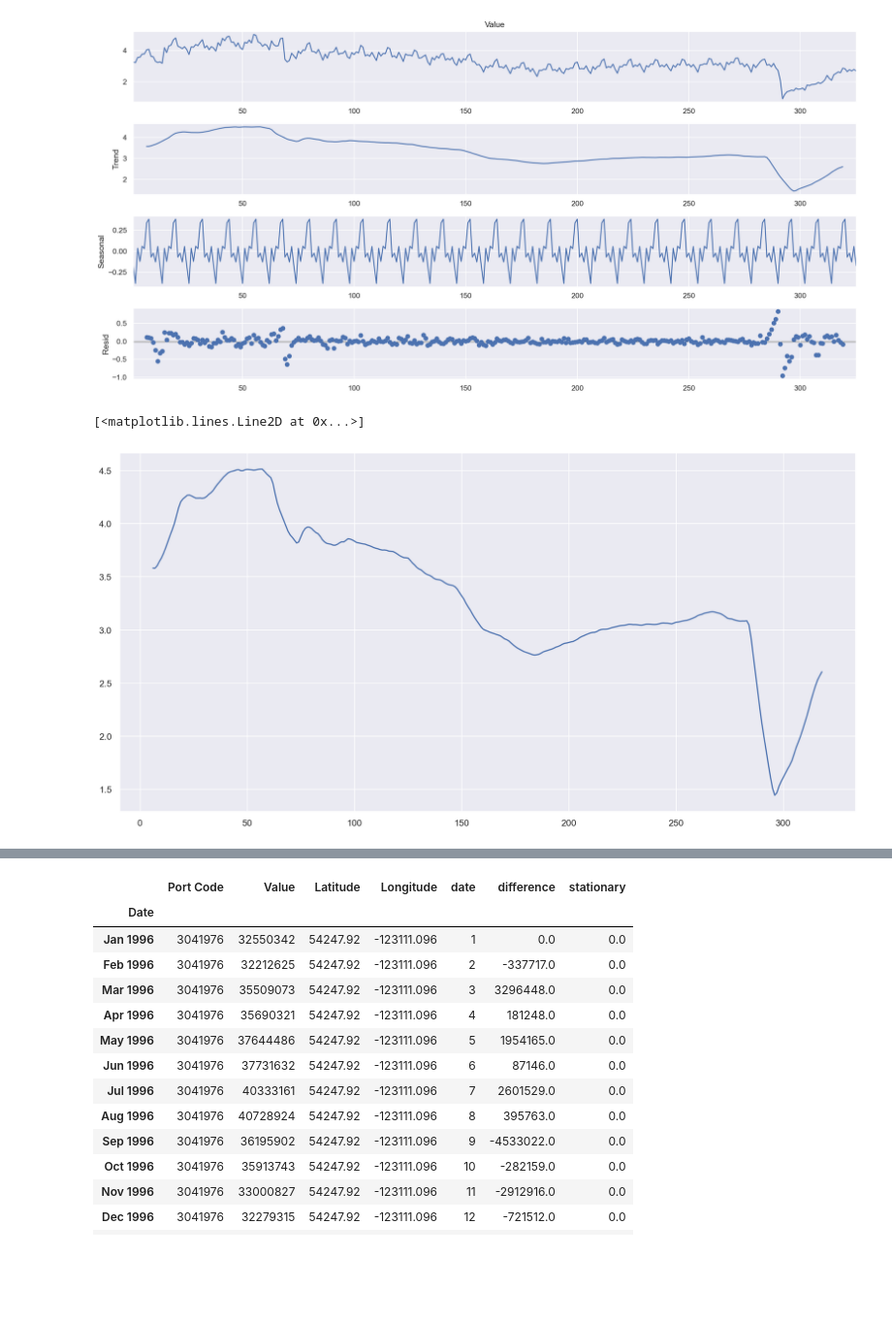
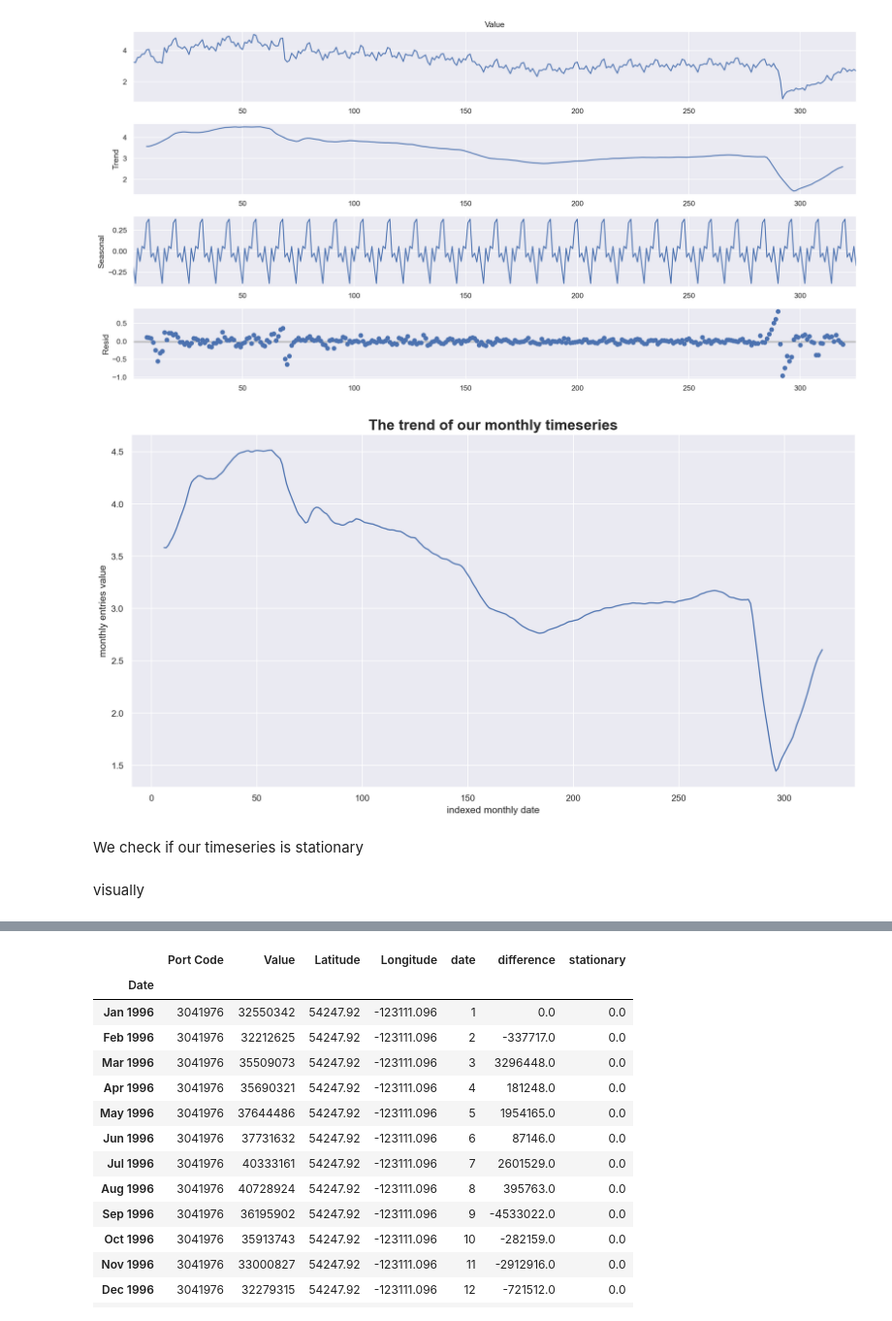
Before and after one commit to Roman20022002/Data-Analysis, a Jupyter notebook: DataMadness.ipynb, the cells around one changed output, grey strips where cells are left out. Shown at 97% size. Saved outputs shown, nothing was run; the diff lists cells and outputs as text; code cells hidden in the pictures; blank space fills up the shorter version.

```diff
--- a/DataMadness.ipynb
+++ b/DataMadness.ipynb
@@ -225,8 +224,14 @@ fig = decomposition.plot()
 fig.set_size_inches(16, 8)
 # %% [output]
 [figure]
-# %%
-plt.plot(trend.values)
-# %% [output]
-[<matplotlib.lines.Line2D at 0x...>]
-[figure, removed]
+# %%
+plt.plot(trend.values)
+plt.title(label='The trend of our monthly timeseries', weight='bold').set_fontsize('18')
+plt.xlabel('indexed monthly date')
+plt.ylabel('monthly entries value');
+# %% [output]
+[figure, added]
+# %% [markdown]
+We check if our timeseries is stationary
+# %% [markdown]
+visually
```
Also changed, not shown: parts of 28 cells of this notebook.
